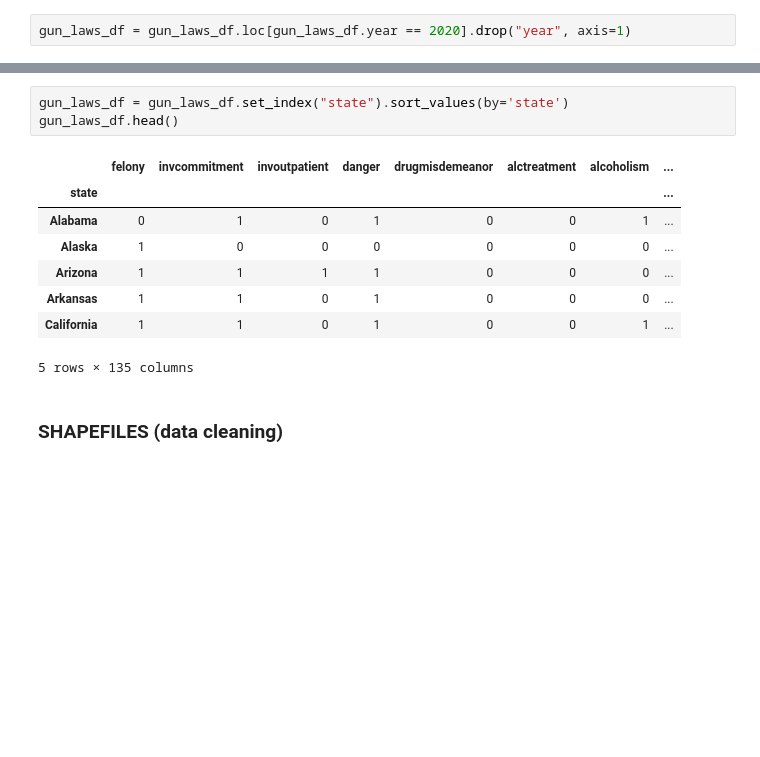
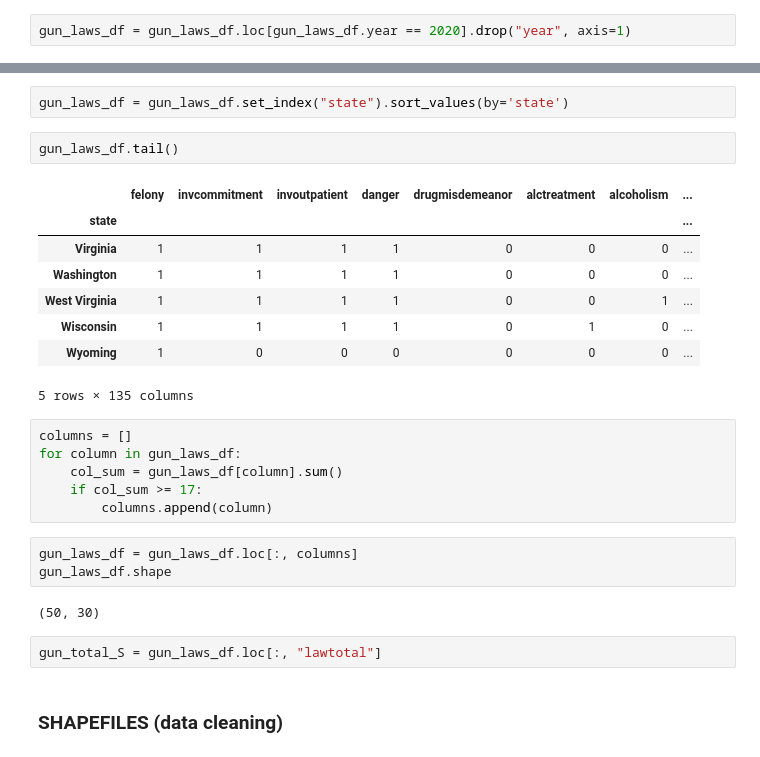
Before and after one commit to adityad2123/avtsa-datasci, a Jupyter notebook: gunviolencedata.ipynb, the cells around one changed output, grey strips where cells are left out. Cells and saved outputs as stored; diff of their text form; blank space fills up the shorter version.

```diff
--- a/gunviolencedata.ipynb
+++ b/gunviolencedata.ipynb
@@ -107,15 +83,29 @@ array(['state', 'felony', 'invcommitment', 'invoutpatient', 'danger',
 # %%
 gun_laws_df = gun_laws_df.set_index("state").sort_values(by='state')
-gun_laws_df.head()
-# %% [output]
-|  | felony | invcommitment | invoutpatient | danger | drugmisdemeanor | alctreatment | alcoholism | ... |
-| state |  |  |  |  |  |  |  | ... |
-| Alabama | 0 | 1 | 0 | 1 | 0 | 0 | 1 | ... |
-| Alaska | 1 | 0 | 0 | 0 | 0 | 0 | 0 | ... |
-| Arizona | 1 | 1 | 1 | 1 | 0 | 0 | 0 | ... |
-| Arkansas | 1 | 1 | 0 | 1 | 0 | 0 | 0 | ... |
-| California | 1 | 1 | 0 | 1 | 0 | 0 | 1 | ... |
-5 rows × 135 columns
+# %%
+gun_laws_df.tail()
+# %% [output]
+|  | felony | invcommitment | invoutpatient | danger | drugmisdemeanor | alctreatment | alcoholism | ... |
+| state |  |  |  |  |  |  |  | ... |
+| Virginia | 1 | 1 | 1 | 1 | 0 | 0 | 0 | ... |
+| Washington | 1 | 1 | 1 | 1 | 0 | 0 | 0 | ... |
+| West Virginia | 1 | 1 | 1 | 1 | 0 | 0 | 1 | ... |
+| Wisconsin | 1 | 1 | 1 | 1 | 0 | 1 | 0 | ... |
+| Wyoming | 1 | 0 | 0 | 0 | 0 | 0 | 0 | ... |
+5 rows × 135 columns
+# %%
+columns = []
+for column in gun_laws_df:
+    col_sum = gun_laws_df[column].sum()
+    if col_sum >= 17:
+        columns.append(column)
+# %%
+gun_laws_df = gun_laws_df.loc[:, columns]
+gun_laws_df.shape
+# %% [output]
+(50, 30)
+# %%
+gun_total_S = gun_laws_df.loc[:, "lawtotal"]
 # %% [markdown]
 ### SHAPEFILES (data cleaning)
 # %%
```
Also changed, not shown: parts of 16 cells of this notebook.
